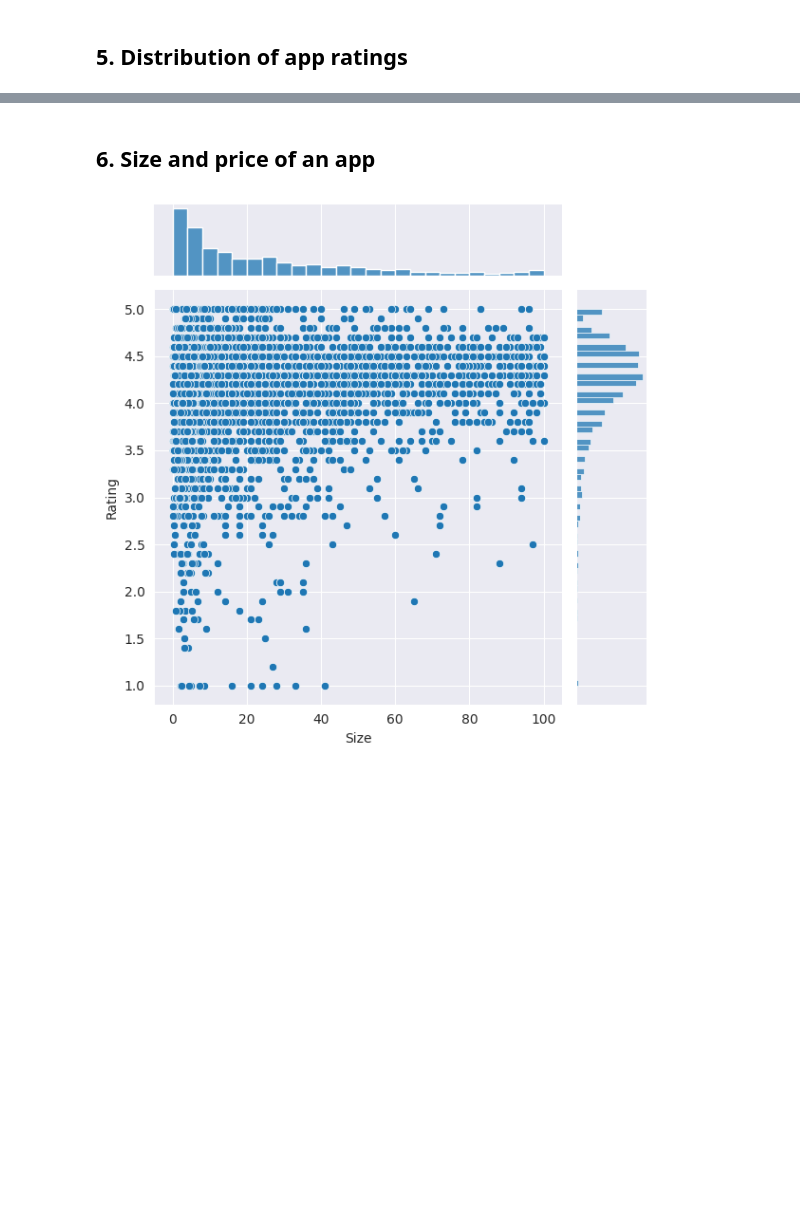
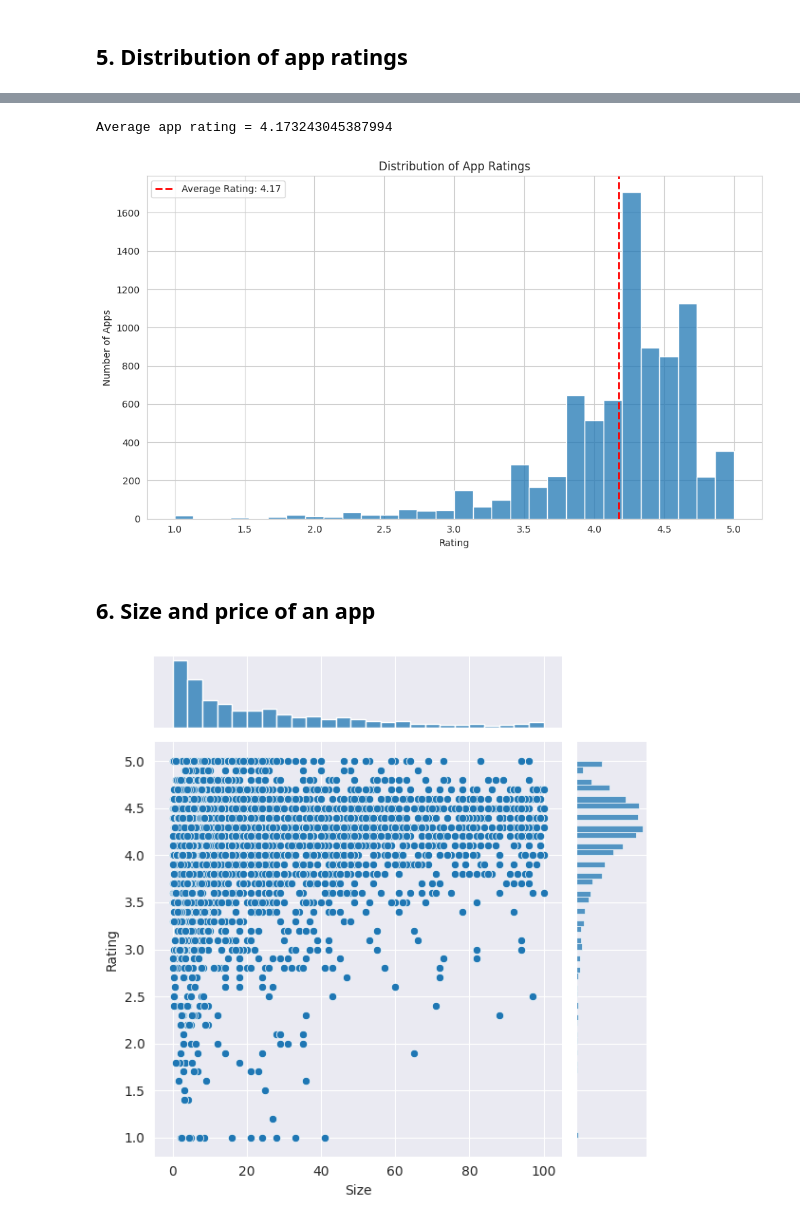
Before and after one commit to sakshisinha-13/Google-Play-Store-App-Market-Analysis, a Jupyter notebook: Google_Play_Store_App_Market_Analysis.ipynb, the cells around one changed output, grey strips where cells are left out. Saved outputs shown, nothing was run; the diff lists cells and outputs as text; code cells hidden in the pictures; blank space fills up the shorter version.

```diff
--- a/Google_Play_Store_App_Market_Analysis.ipynb
+++ b/Google_Play_Store_App_Market_Analysis.ipynb
@@ -153,3 +128,28 @@ Average app rating =  4.173243045387994
+# %%
+# Calculate average app rating
+avg_app_rating = apps['Rating'].mean()
+print('Average app rating =', avg_app_rating)
+
+# Set the figure size and style
+plt.figure(figsize=(10, 6))
+sns.set_style("whitegrid")
+
+# Plot histogram
+sns.histplot(apps['Rating'].dropna(), bins=30, kde=False)
+
+# Draw vertical line for average rating
+plt.axvline(avg_app_rating, color='red', linestyle='--', linewidth=2, label=f'Average Rating: {avg_app_rating:.2f}')
+
+# Titles and labels
+plt.title('Distribution of App Ratings')
+plt.xlabel('Rating')
+plt.ylabel('Number of Apps')
+plt.legend()
+plt.tight_layout()
+plt.show()
+# %% [output]
+Average app rating = 4.173243045387994
+[figure, added]
 # %% [markdown]
 ## 6. Size and price of an app
 # %%
```
Also changed, not shown: parts of 8 cells of this notebook.
